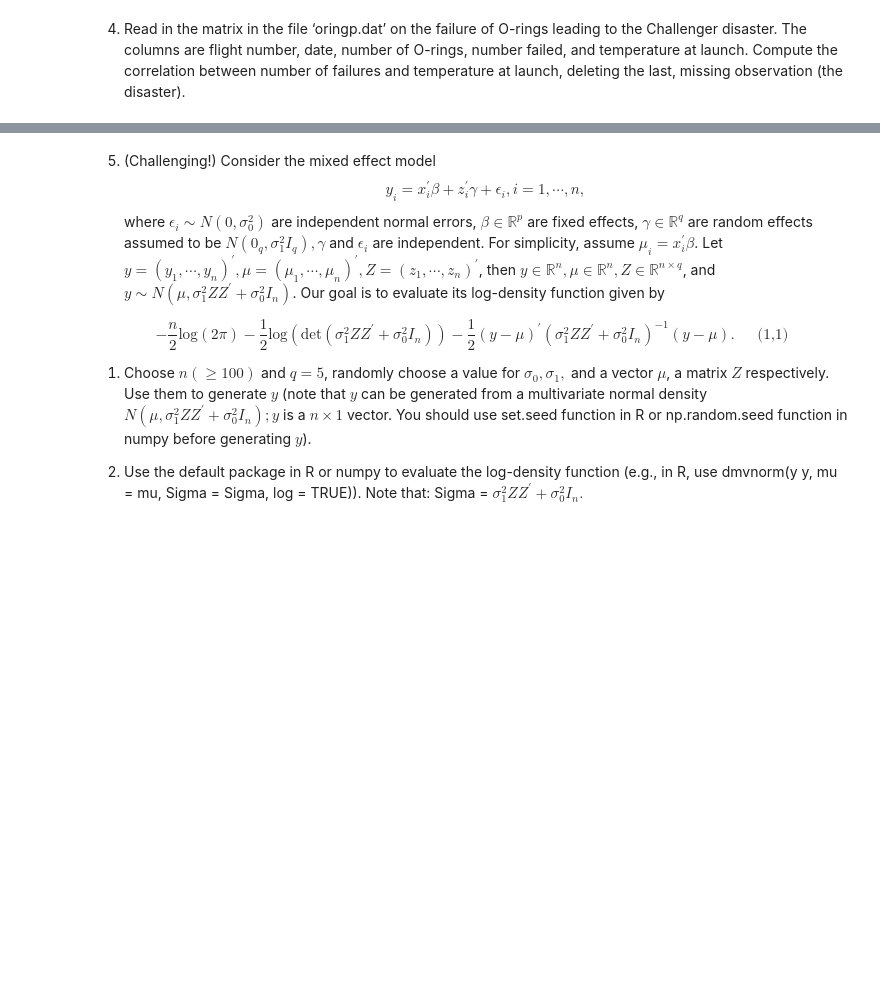
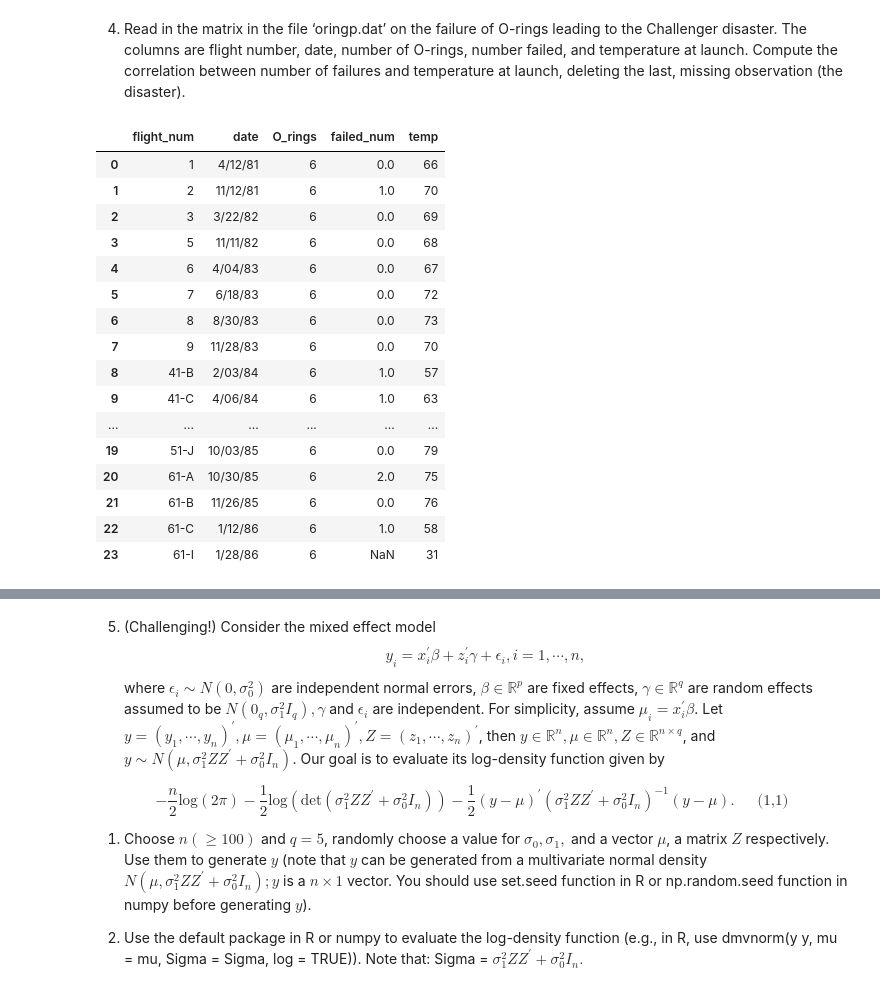
Before and after one commit to Wook22/UC-DAVIS, a Jupyter notebook: STA141C/CHOE_JONGWOOK_hw1.ipynb, the cells around one changed output, grey strips where cells are left out. Drawn from its saved outputs; the diff is of its cells as text; code cells hidden in the pictures; blank space fills up the shorter version.

```diff
--- a/STA141C/CHOE_JONGWOOK_hw1.ipynb
+++ b/STA141C/CHOE_JONGWOOK_hw1.ipynb
@@ -73,12 +122,30 @@ Compare to the second polynomial graph, the first polynomial graph has more devi
 4. Read in the matrix in the file ‘oringp.dat’ on the failure of O-rings leading to the Challenger disaster. The columns are flight number, date, number of O-rings, number failed, and temperature at launch. Compute the correlation between number of failures and temperature at launch, deleting the last, missing observation (the disaster).
 # %%
 # read oringp data
-df = pd.read_csv("oringp.dat", header=None, sep=",")
+df = pd.read_csv("oringp.dat", header=None, sep="\s+")
 
 # rename the column name
 df.rename(columns={0:"flight_num", 1:"date", 2:"O_rings", 3:"failed_num", 4:"temp"}, inplace=True)
 
 df
+# %% [output]
+|  | flight_num | date | O_rings | failed_num | temp |
+| 0 | 1 | 4/12/81 | 6 | 0.0 | 66 |
+| 1 | 2 | 11/12/81 | 6 | 1.0 | 70 |
+| 2 | 3 | 3/22/82 | 6 | 0.0 | 69 |
+| 3 | 5 | 11/11/82 | 6 | 0.0 | 68 |
+| 4 | 6 | 4/04/83 | 6 | 0.0 | 67 |
+| 5 | 7 | 6/18/83 | 6 | 0.0 | 72 |
+| 6 | 8 | 8/30/83 | 6 | 0.0 | 73 |
+| 7 | 9 | 11/28/83 | 6 | 0.0 | 70 |
+| 8 | 41-B | 2/03/84 | 6 | 1.0 | 57 |
+| 9 | 41-C | 4/06/84 | 6 | 1.0 | 63 |
+| ... | ... | ... | ... | ... | ... |
+| 19 | 51-J | 10/03/85 | 6 | 0.0 | 79 |
+| 20 | 61-A | 10/30/85 | 6 | 2.0 | 75 |
+| 21 | 61-B | 11/26/85 | 6 | 0.0 | 76 |
+| 22 | 61-C | 1/12/86 | 6 | 1.0 | 58 |
+| 23 | 61-I | 1/28/86 | 6 | NaN | 31 |
 # %%
 # Drop the row that contains NA
 df.drop([23],inplace=True)
```
Also changed, not shown: parts of 13 cells of this notebook.
